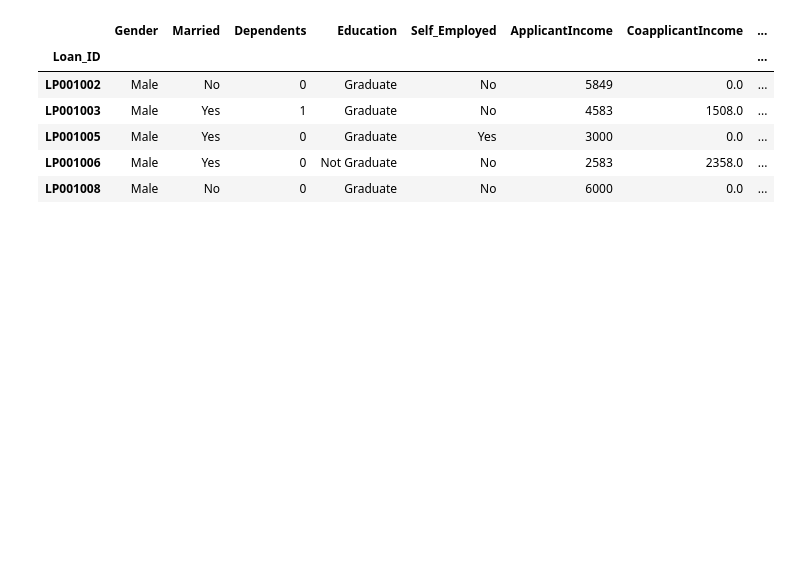
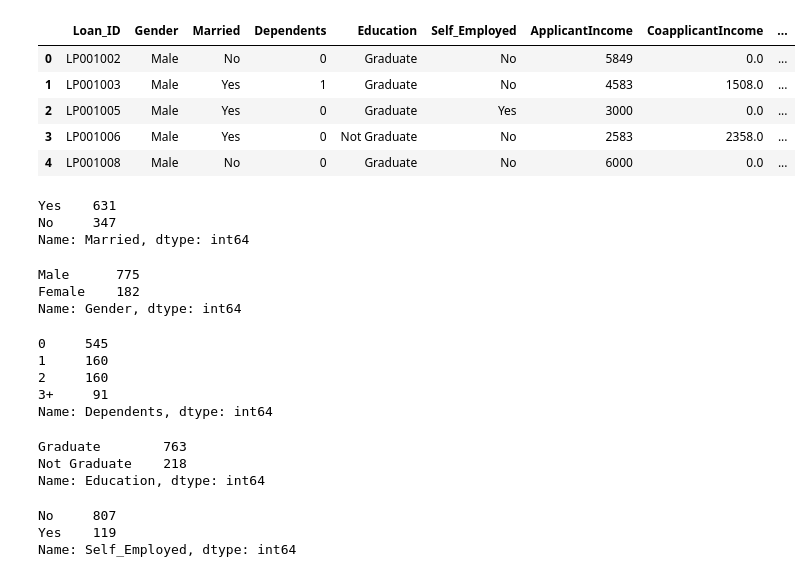
Before and after one commit to brianhabana/Mortgage_Qualifier_App, a Jupyter notebook: ML/machine_learning.ipynb, the cells around one changed output. Cells and saved outputs as stored; diff of their text form; code cells hidden in the pictures; blank space fills up the shorter version.

```diff
--- a/ML/machine_learning.ipynb
+++ b/ML/machine_learning.ipynb
@@ -4,7 +10,7 @@ import os
 
 from pathlib import Path
 # %%
-loan_data_df = pd.read_csv(
-    Path('../data/train.csv'),
-    index_col='Loan_ID'
+#import train data
+train_df = pd.read_csv(
+    Path('../data/train.csv')
     )
@@ -10,0 +58,5 @@ loan_data_df = pd.read_csv(
+# %%
+#import test data
+test_df = pd.read_csv(
+    Path('../data/test.csv')
+    )
@@ -10,0 +108,3 @@ loan_data_df = pd.read_csv(
+# %%
+#we can now drop loan status from train dataframe
+train_df.drop('Loan_Status', axis=1, inplace=True)
@@ -10,0 +114,3 @@ loan_data_df = pd.read_csv(
+# %%
+#append test and train dataframe
+loan_data_df = train_df.append(test_df)
@@ -11,10 +174,44 @@ loan_data_df = pd.read_csv(
 # %%
-loan_data_df.head()
+loan_data_df.head(5)
 # %% [output]
-|  | Gender | Married | Dependents | Education | Self_Employed | ApplicantIncome | CoapplicantIncome | ... |
-| Loan_ID |  |  |  |  |  |  |  | ... |
-| LP001002 | Male | No | 0 | Graduate | No | 5849 | 0.0 | ... |
-| LP001003 | Male | Yes | 1 | Graduate | No | 4583 | 1508.0 | ... |
-| LP001005 | Male | Yes | 0 | Graduate | Yes | 3000 | 0.0 | ... |
-| LP001006 | Male | Yes | 0 | Not Graduate | No | 2583 | 2358.0 | ... |
-| LP001008 | Male | No | 0 | Graduate | No | 6000 | 0.0 | ... |
+|  | Loan_ID | Gender | Married | Dependents | Education | Self_Employed | ApplicantIncome | CoapplicantIncome | ... |
+| 0 | LP001002 | Male | No | 0 | Graduate | No | 5849 | 0.0 | ... |
+| 1 | LP001003 | Male | Yes | 1 | Graduate | No | 4583 | 1508.0 | ... |
+| 2 | LP001005 | Male | Yes | 0 | Graduate | Yes | 3000 | 0.0 | ... |
+| 3 | LP001006 | Male | Yes | 0 | Not Graduate | No | 2583 | 2358.0 | ... |
+| 4 | LP001008 | Male | No | 0 | Graduate | No | 6000 | 0.0 | ... |
+# %%
+#count how many married vs single
+loan_data_df.Married.value_counts()
+# %% [output]
+Yes    631
+No     347
+Name: Married, dtype: int64
+# %%
+#count Gender
+loan_data_df.Gender.value_counts()
+# %% [output]
+Male      775
+Female    182
+Name: Gender, dtype: int64
+# %%
+#count how many males vs females
+loan_data_df.Dependents.value_counts()
+# %% [output]
+0     545
+1     160
+2     160
+3+     91
+Name: Dependents, dtype: int64
+# %%
+loan_data_df.Education.value_counts()
+# %% [output]
+Graduate        763
+Not Graduate    218
+Name: Education, dtype: int64
+# %%
+loan_data_df.Self_Employed.value_counts()
+# %% [output]
+No     807
+Yes    119
+Name: Self_Employed, dtype: int64
```
Also changed, not shown: parts of 26 cells of this notebook, 3 other files.
